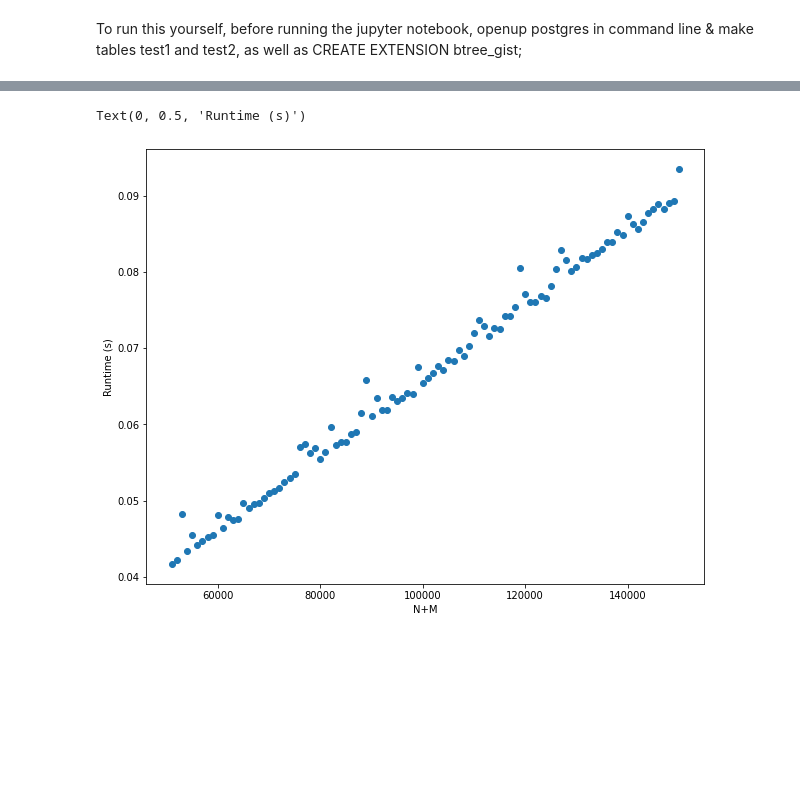
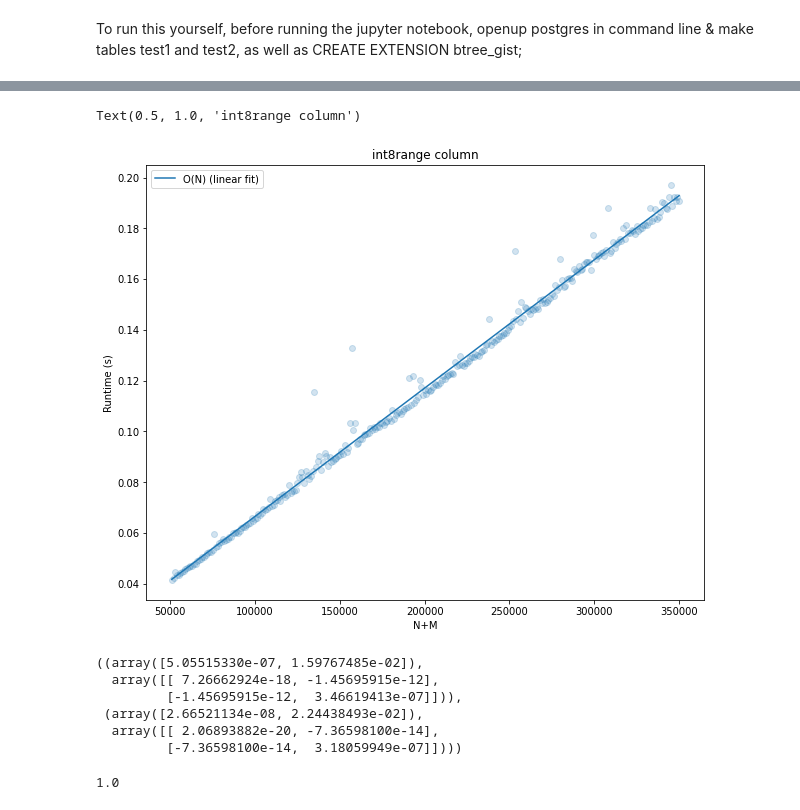
Before and after one commit to bparazin/skyportal_related, a Jupyter notebook: postgreTesting.ipynb, the cells around one changed output, grey strips where cells are left out. Drawn from its saved outputs; the diff is of its cells as text; code cells hidden in the pictures; blank space fills up the shorter version.

```diff
--- a/postgreTesting.ipynb
+++ b/postgreTesting.ipynb
@@ -24,7 +25,7 @@ def c_setup_1(N):
         cur.execute(f'INSERT INTO test1 VALUES (int8range({lower}, {upper}));')
     cur.execute('CREATE INDEX test1_i ON test1 USING GIST (coverage);')
 # %%
-N_list = np.arange(0, 101000, 3000)
+N_list = np.arange(0, 101000, 1000)
 t_list = []
 for N in N_list:
     if N%10000==0: print(N)
@@ -104,0 +117,2 @@ Text(0, 0.5, 'Runtime (s)')
+# %%
+curve_fit(O_N, sum_list, t_list_1), curve_fit(O_N_Log_N, sum_list, t_list_1)
@@ -105,8 +126,21 @@ Text(0, 0.5, 'Runtime (s)')
 # %%
 fig, ax = plt.subplots(figsize = (10,8))
-ax.scatter(sum_list, t_list_2)
+ax.scatter(sum_list, t_list_2, alpha = 0.2)
+ax.plot(sum_list, np.asarray(sum_list)*5.05515330e-07+1.59767485e-02, label = 'O(N) (linear fit)')
+#ax.plot(sum_list, np.asarray(sum_list)*np.log2(np.asarray(sum_list))*2.66521134e-08+2.24438493e-02, label = 'O(NLogN)') #'Slope' on this is so small that it's essentiall linear
+ax.legend()
 ax.set_xlabel('N+M')
 ax.set_ylabel('Runtime (s)')
+ax.set_title('int8range column')
 # %% [output]
-Text(0, 0.5, 'Runtime (s)')
+Text(0.5, 1.0, 'int8range column')
-[figure, old version]
+[figure, new version]
+# %%
+curve_fit(O_N, sum_list, t_list_2), curve_fit(O_N_Log_N, sum_list, t_list_2)
+# %% [output]
+((array([5.05515330e-07, 1.59767485e-02]),
+  array([[ 7.26662924e-18, -1.45695915e-12],
+         [-1.45695915e-12,  3.46619413e-07]])),
+ (array([2.66521134e-08, 2.24438493e-02]),
+  array([[ 2.06893882e-20, -7.36598100e-14],
+         [-7.36598100e-14,  3.18059949e-07]])))
@@ -112,0 +153,4 @@ Text(0, 0.5, 'Runtime (s)')
+# %%
+np.log2(2)
+# %% [output]
+1.0
```
Also changed, not shown: parts of 8 cells of this notebook.
